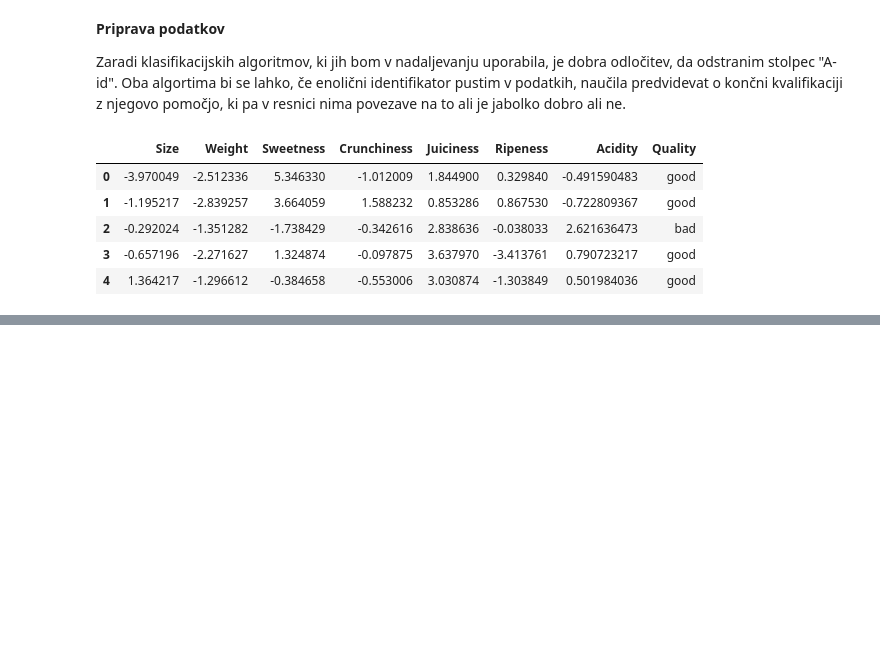
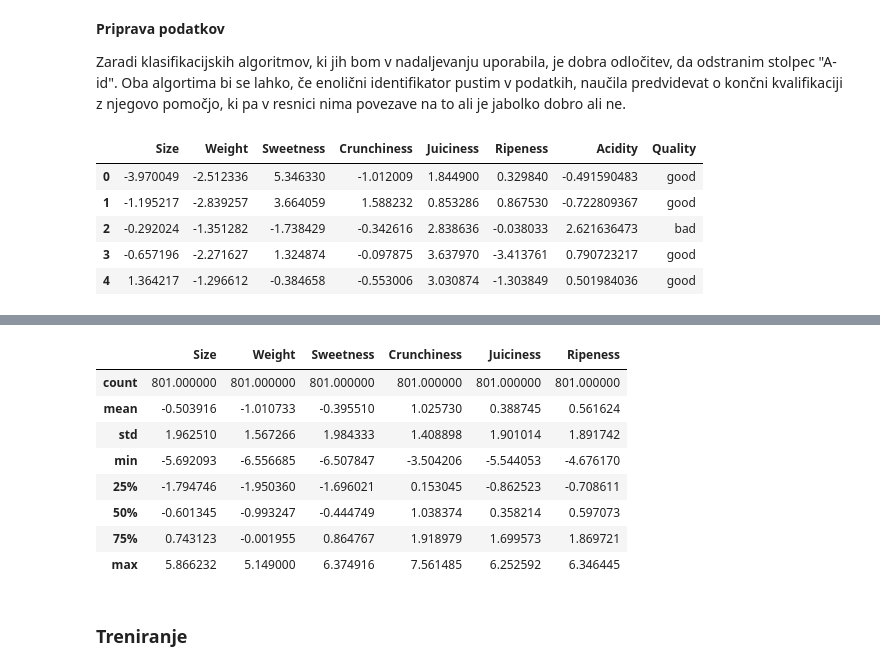
Before and after one commit to m2rij2/KKJ, a Jupyter notebook: klasifikacija-kakovosti-jabolk.ipynb, the cells around one changed output, grey strips where cells are left out. Saved outputs shown, nothing was run; the diff lists cells and outputs as text; code cells hidden in the pictures; blank space fills up the shorter version.

```diff
--- a/klasifikacija-kakovosti-jabolk.ipynb
+++ b/klasifikacija-kakovosti-jabolk.ipynb
@@ -97,0 +146,14 @@ data.head()
+# %%
+test_X.describe()
+# %% [output]
+|  | Size | Weight | Sweetness | Crunchiness | Juiciness | Ripeness |
+| count | 801.000000 | 801.000000 | 801.000000 | 801.000000 | 801.000000 | 801.000000 |
+| mean | -0.503916 | -1.010733 | -0.395510 | 1.025730 | 0.388745 | 0.561624 |
+| std | 1.962510 | 1.567266 | 1.984333 | 1.408898 | 1.901014 | 1.891742 |
+| min | -5.692093 | -6.556685 | -6.507847 | -3.504206 | -5.544053 | -4.676170 |
+| 25% | -1.794746 | -1.950360 | -1.696021 | 0.153045 | -0.862523 | -0.708611 |
+| 50% | -0.601345 | -0.993247 | -0.444749 | 1.038374 | 0.358214 | 0.597073 |
+| 75% | 0.743123 | -0.001955 | 0.864767 | 1.918979 | 1.699573 | 1.869721 |
+| max | 5.866232 | 5.149000 | 6.374916 | 7.561485 | 6.252592 | 6.346445 |
+# %% [markdown]
+### Treniranje
```
Also changed, not shown: parts of 11 cells of this notebook.
